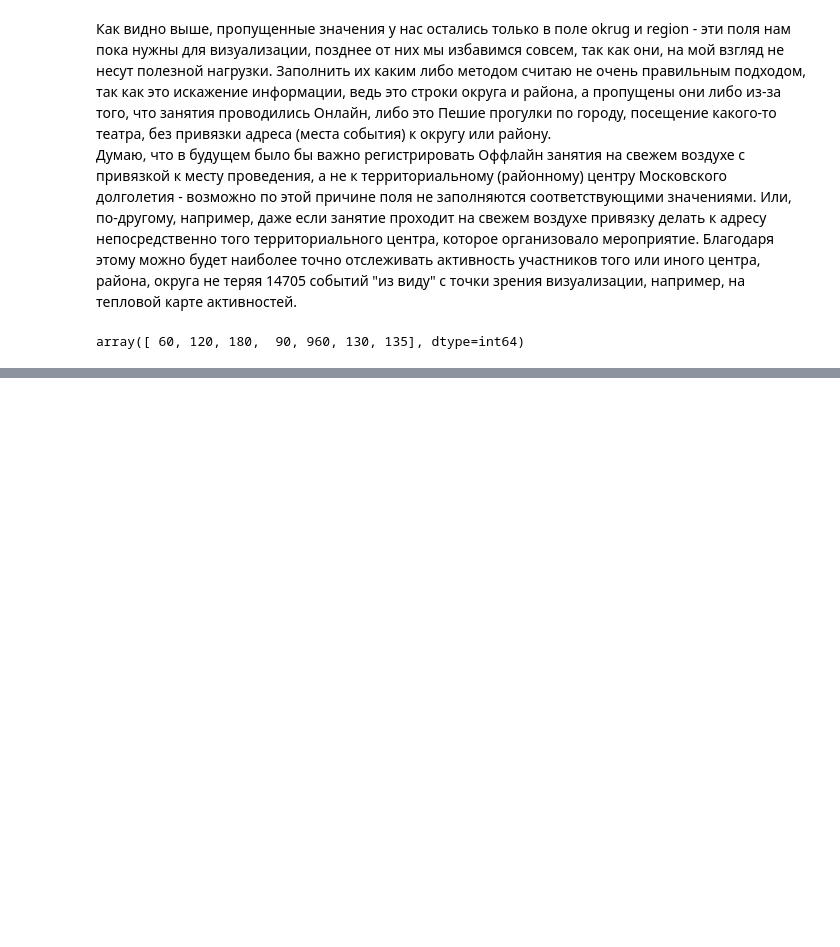
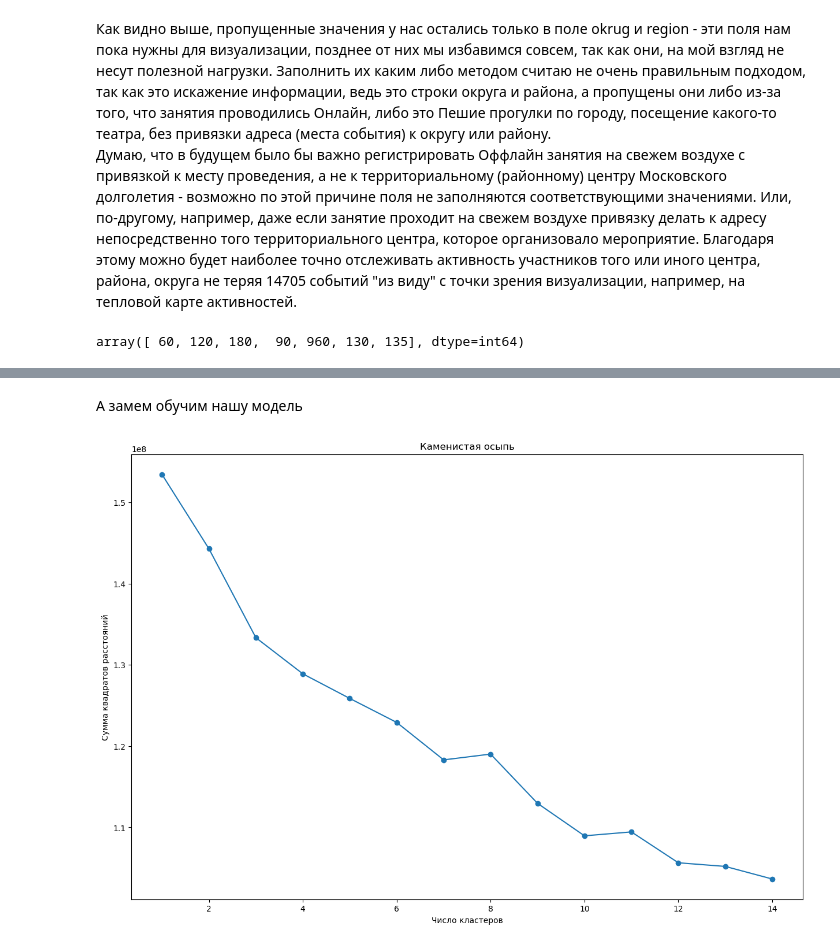
Before and after one commit to glazole/Moscow_Longevity, a Jupyter notebook: mos_longevity_full.ipynb, the cells around one changed output, grey strips where cells are left out. Drawn from its saved outputs; the diff is of its cells as text; code cells hidden in the pictures; blank space fills up the shorter version.

```diff
--- a/mos_longevity_full.ipynb
+++ b/mos_longevity_full.ipynb
@@ -1039,0 +1537,5 @@ md.plot(x='type1', y='age', kind='bar')
+# %%
+df_copy['date_birth_year'] = df_copy['date_birth_year'].apply(lambda x: 2023 - x)
+df_copy['zan_date_year'] = df_copy['zan_date_year'].apply(lambda x: 2023 - x)
+df_copy['reg_date_year'] = df_copy['reg_date_year'].apply(lambda x: 2023 - x)
+df_copy.head()
@@ -1039,0 +1550,5 @@ md.plot(x='type1', y='age', kind='bar')
+# %%
+df_copy['level1'] = le.fit_transform(df_copy['level1'])
+df_copy['level2'] = le.fit_transform(df_copy['level2'])
+df_copy['level3'] = le.fit_transform(df_copy['level3'])
+df_copy.info()
@@ -1039,0 +1573,2 @@ md.plot(x='type1', y='age', kind='bar')
+# %%
+df_copy[['zan_session', 'reg_session']] = df_copy[['zan_session', 'reg_session']].astype('Int64')
@@ -1039,0 +1590,5 @@ md.plot(x='type1', y='age', kind='bar')
+# %%
+df_clean = df_copy.copy()
+scaler = StandardScaler()
+df_standart = pd.DataFrame(data = scaler.fit_transform(df_clean), index = df_clean.index, columns = df_clean.columns)
+df_standart
@@ -1039,0 +1609,15 @@ md.plot(x='type1', y='age', kind='bar')
+# %% [markdown]
+А замем обучим нашу модель
+# %%
+K = range(1, 15)
+models = [KMeans(n_clusters = k, random_state = 42, init='k-means++', n_init = 'auto', max_iter = 300).fit(df_standart) for k in K]
+dist = [model.inertia_ for model in models]
+
+plt.figure(figsize=(15,10))
+plt.plot(K, dist, marker='o')
+plt.xlabel('Число кластеров')
+plt.ylabel('Сумма квадратов расстояний')
+plt.title('Каменистая осыпь')
+plt.show()
+# %% [output]
+[figure, added]
```
Also changed, not shown: parts of 145 cells of this notebook.
